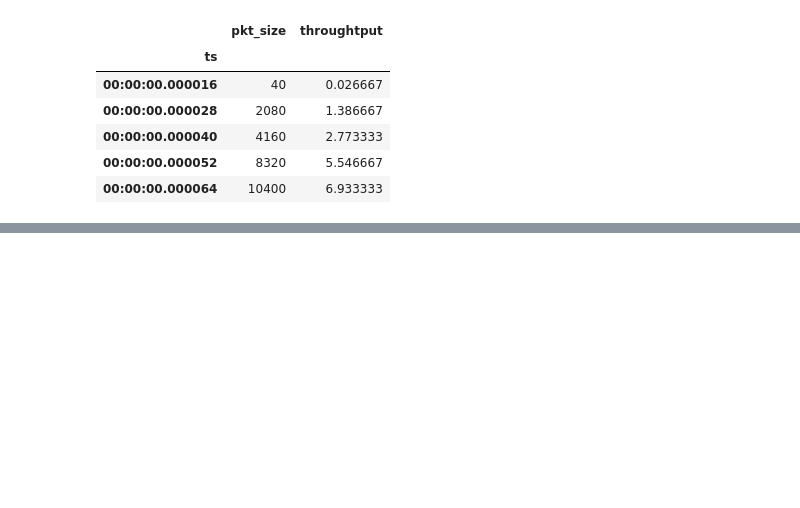
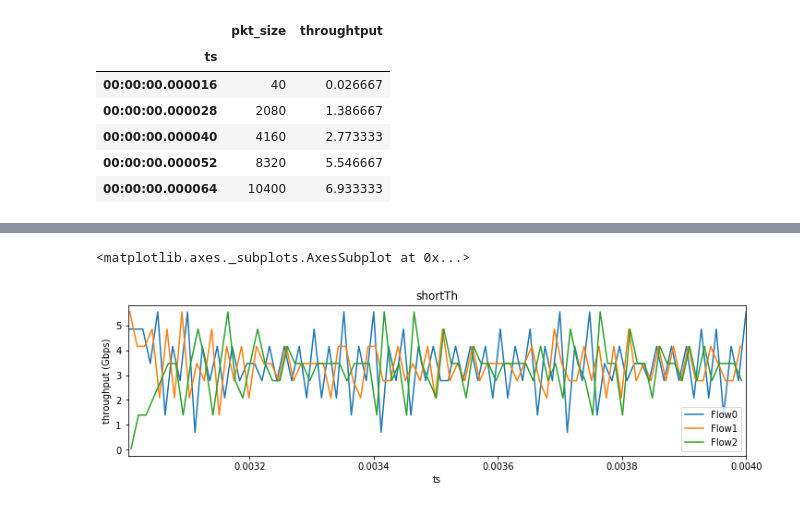
Before and after one commit to Peixuan670/HyLine, a Jupyter notebook: singlenode_bottleneck/notebook/Plot_with_different_time.ipynb, the cells around one changed output, grey strips where cells are left out. Drawn from its saved outputs; the diff is of its cells as text; code cells hidden in the pictures; blank space fills up the shorter version.

```diff
--- a/singlenode_bottleneck/notebook/Plot_with_different_time.ipynb
+++ b/singlenode_bottleneck/notebook/Plot_with_different_time.ipynb
@@ -175,0 +182,13 @@ plt.show()
+# %%
+# 3 flow interval
+
+plt.xlabel('time')
+plt.ylabel('throughput (Gbps)')
+plt.title("ShortTh in real time")
+
+res_0[0.003:0.004].plot(kind='line', legend=True, title='shortTh', figsize=(12,3), label = 'Flow0')
+res_1[0.003:0.004].plot(kind='line', legend=True, title='shortTh', figsize=(12,3), label = 'Flow1')
+res_2[0.003:0.004].plot(kind='line', legend=True, title='shortTh', figsize=(12,3), label = 'Flow2')
+# %% [output]
+<matplotlib.axes._subplots.AxesSubplot at 0x...>
+[figure, added]
```
Also changed, not shown: parts of 8 cells of this notebook.
